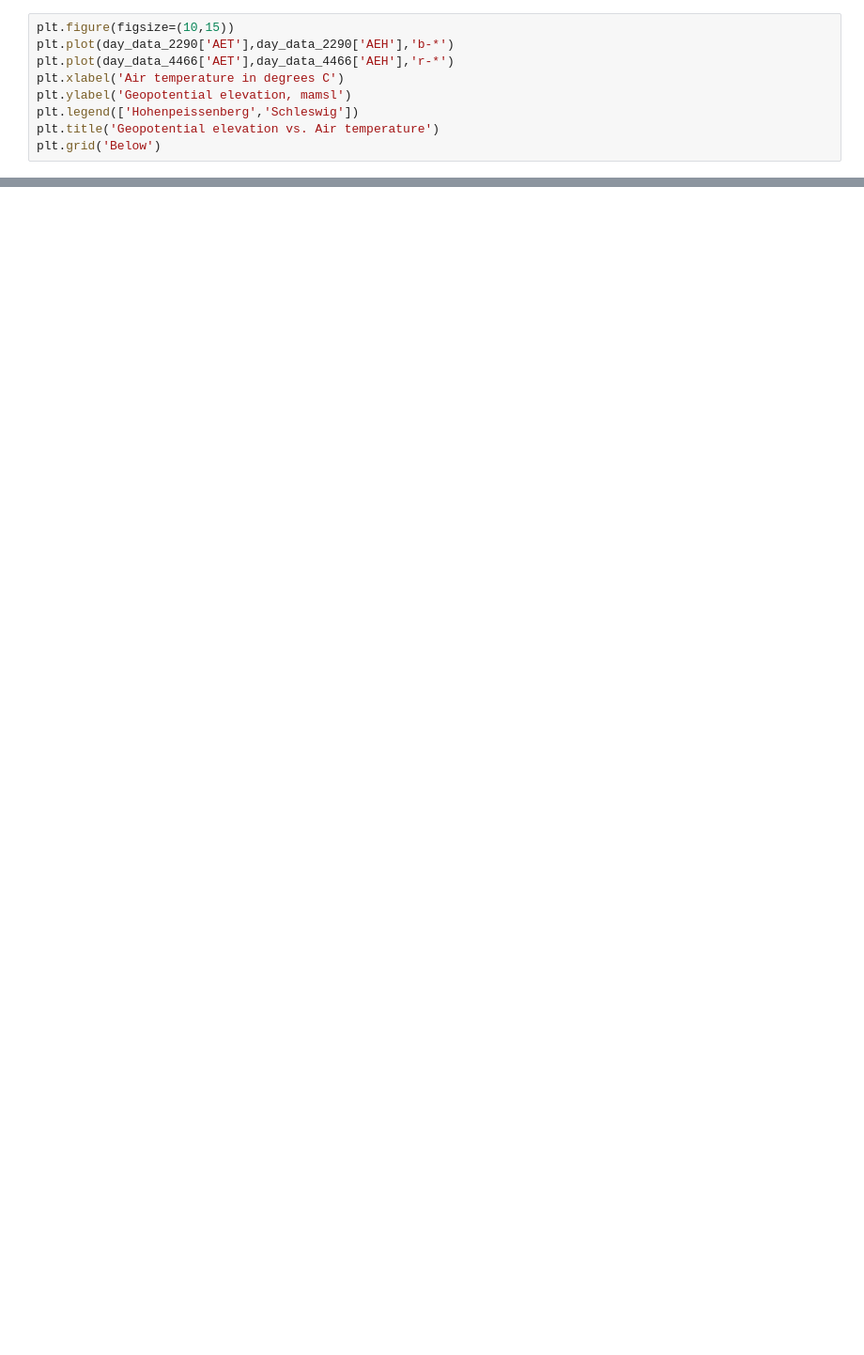
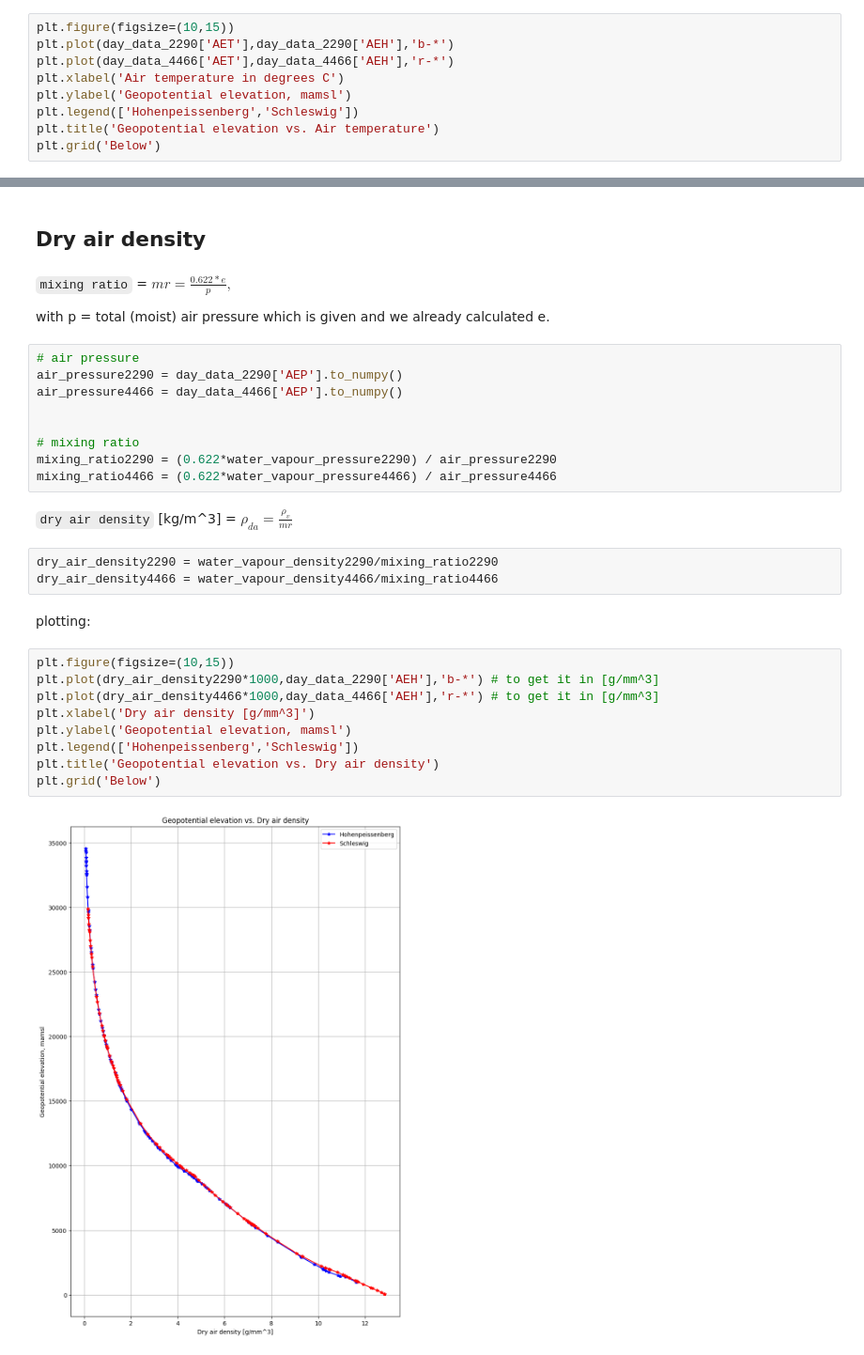
Before and after one commit to raphouphel/hydrology-group-8, a Jupyter notebook: Assignment_2/Untitled-1.ipynb, the cells around one changed output, grey strips where cells are left out. Shown: that part at 94% size. Cells and saved outputs as stored; diff of their text form; blank space fills up the shorter version.

```diff
--- a/Assignment_2/Untitled-1.ipynb
+++ b/Assignment_2/Untitled-1.ipynb
@@ -43,0 +86,33 @@ plt.grid('Below')
+# %% [markdown]
+## Dry air density
+# %% [markdown]
+`mixing ratio` = $mr = \frac{0.622*e}{p},$
+
+with p = total (moist) air pressure which is given and we already calculated e.
+# %%
+# air pressure
+air_pressure2290 = day_data_2290['AEP'].to_numpy()
+air_pressure4466 = day_data_4466['AEP'].to_numpy()
+
+
+# mixing ratio
+mixing_ratio2290 = (0.622*water_vapour_pressure2290) / air_pressure2290
+mixing_ratio4466 = (0.622*water_vapour_pressure4466) / air_pressure4466
+# %% [markdown]
+`dry air density` [kg/m^3] = $ρ_{da}= \frac{ρ_v}{mr}$
+# %%
+dry_air_density2290 = water_vapour_density2290/mixing_ratio2290
+dry_air_density4466 = water_vapour_density4466/mixing_ratio4466
+# %% [markdown]
+plotting:
+# %%
+plt.figure(figsize=(10,15))
+plt.plot(dry_air_density2290*1000,day_data_2290['AEH'],'b-*') # to get it in [g/mm^3]
+plt.plot(dry_air_density4466*1000,day_data_4466['AEH'],'r-*') # to get it in [g/mm^3]
+plt.xlabel('Dry air density [g/mm^3]')
+plt.ylabel('Geopotential elevation, mamsl')
+plt.legend(['Hohenpeissenberg','Schleswig'])
+plt.title('Geopotential elevation vs. Dry air density')
+plt.grid('Below')
+# %% [output]
+[figure, added]
```
Also changed, not shown: parts of 12 cells of this notebook.
